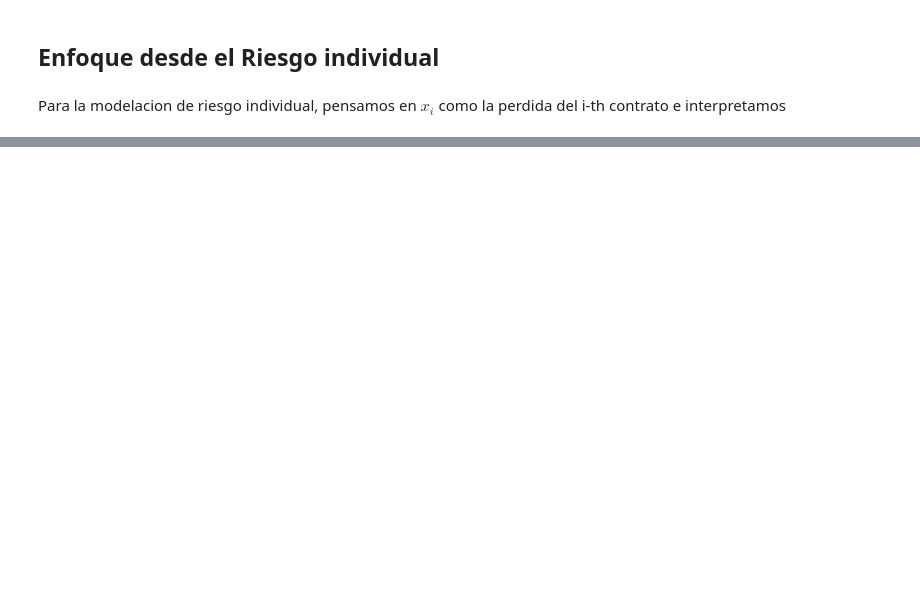
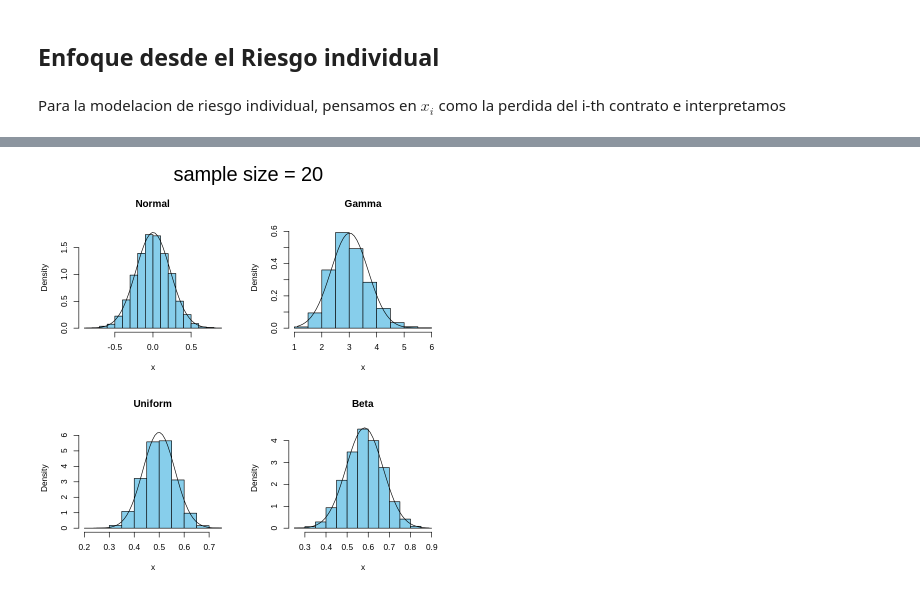
Before and after one commit to JesusRQP96/Actuarial-Model, a Jupyter notebook: Modelos_de_riesgo_colectivo_.ipynb, the cells around one changed output, grey strips where cells are left out. Drawn from its saved outputs; the diff is of its cells as text; code cells hidden in the pictures; blank space fills up the shorter version.

```diff
--- a/Modelos_de_riesgo_colectivo_.ipynb
+++ b/Modelos_de_riesgo_colectivo_.ipynb
@@ -116,0 +89,4 @@ clt.examp(n=2)
+# %%
+clt.examp(n=20)
+# %% [output]
+[figure, added]
```
Also changed, not shown: parts of 11 cells of this notebook.
